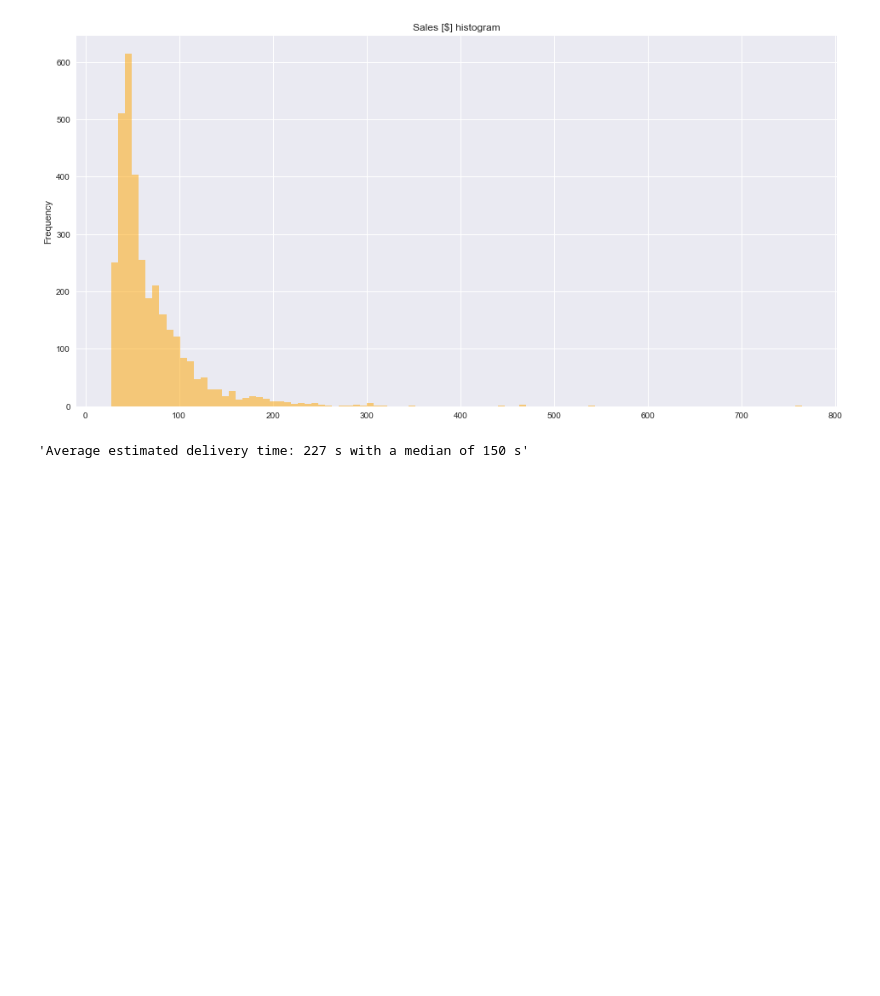
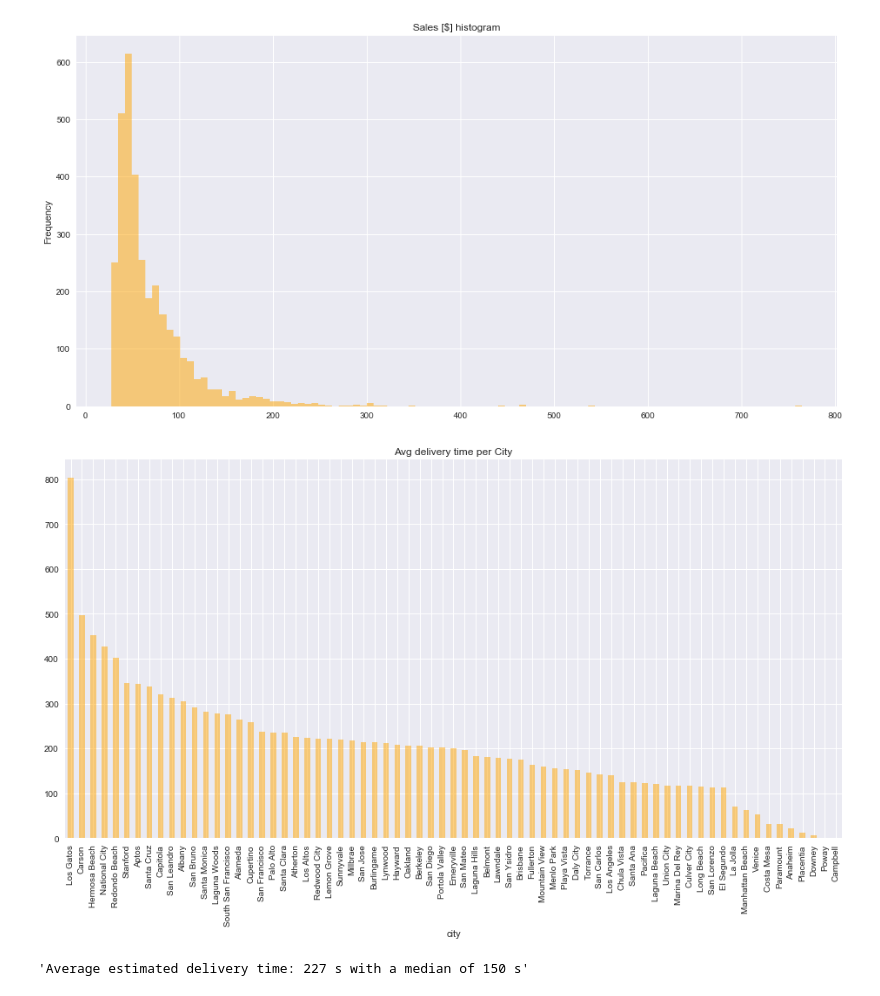
Before and after one commit to caheredia/Data-Science-Portfolio, a Jupyter notebook: EZ/deliver/2017-10-30_ch_ez_assignment.ipynb, the cells around one changed output. Cells and saved outputs as stored; diff of their text form; code cells hidden in the pictures; blank space fills up the shorter version.

```diff
--- a/EZ/deliver/2017-10-30_ch_ez_assignment.ipynb
+++ b/EZ/deliver/2017-10-30_ch_ez_assignment.ipynb
@@ -188,6 +239,11 @@ df_join.sales.plot.hist(
 # %% [output]
 'Average sale $69 with a median of $55'
 [figure]
+# %%
+(df_city_group_time['avg time'].sort_values(ascending = False)
+    .plot(kind='bar', alpha=.5, color='orange',  figsize=(16, 8), title ='Avg delivery time per City'));
+# %% [output]
+[figure, added]
 # %%
 df_join['delivery time'].plot.hist(
     alpha=.5, color='orange', bins=100,  figsize=(16, 8), title='Estimated Delivery Time [s] histogram')
```
Also changed, not shown: parts of 16 cells of this notebook.
